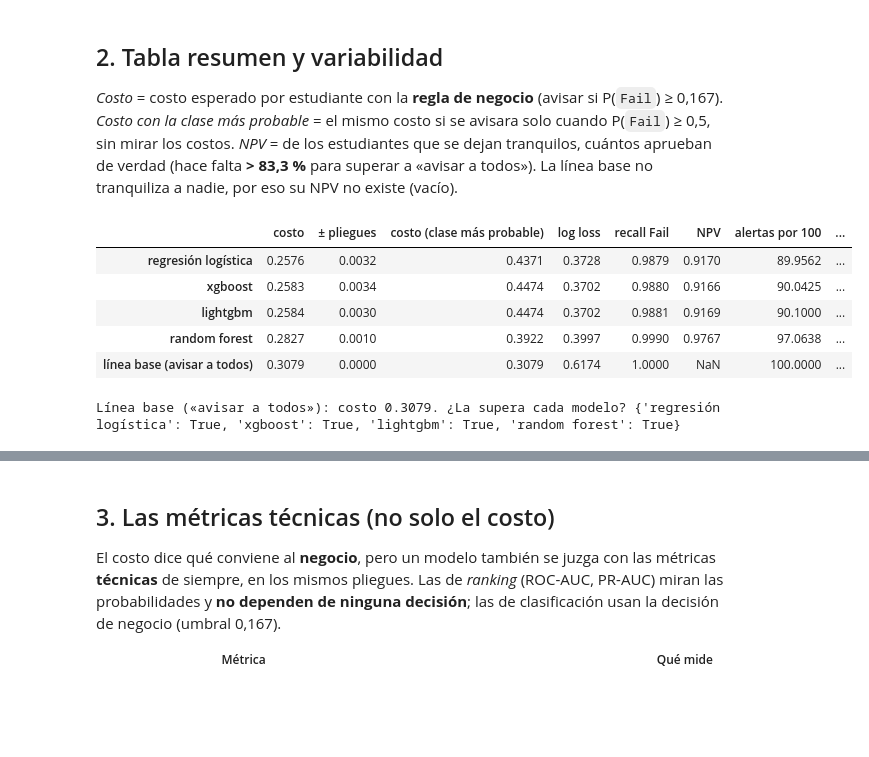
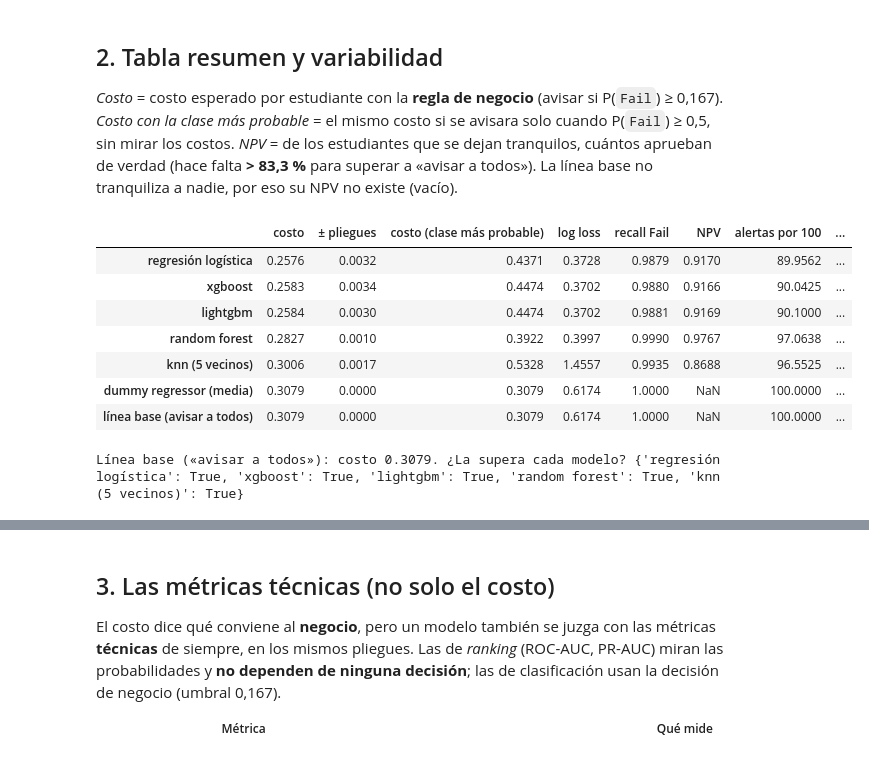
Before and after one commit to 123omarrendon/esp_lab_analisis_avanzado, a Jupyter notebook: notebooks/05b_torneo_aprueba_o_no.ipynb, the cells around one changed output, grey strips where cells are left out. Saved outputs shown, nothing was run; the diff lists cells and outputs as text; code cells hidden in the pictures; blank space fills up the shorter version.

```diff
--- a/notebooks/05b_torneo_aprueba_o_no.ipynb
+++ b/notebooks/05b_torneo_aprueba_o_no.ipynb
@@ -108,34 +112,37 @@ xgboost                        costo = 0.2583 ± 0.0034   (1.4 s por ajuste)
 # %%
 def media(col):
     return {n: f[col].mean() for n, f in resultados.items()}
 
 
 BASELINE = next(iter(resultados))
+REFERENCIAS = list(resultados)[:2]          # línea base y DummyRegressor: puntos de referencia, no compiten
 resumen = pd.DataFrame({
     "costo": media("cost"),
     "± pliegues": {n: f["cost"].std() for n, f in resultados.items()},
     "costo (clase más probable)": media("cost_argmax"),
     "log loss": media("log_loss"),
     "recall Fail": media("recall_fail"),
     "NPV": media("npv"),
     "alertas por 100": media("alerts_per_100"),
     "segundos por ajuste": media("fit_seconds"),
 }).sort_values("costo")
 (ROOT / "reports").mkdir(exist_ok=True)
 resumen.round(5).to_csv(ROOT / "reports" / "05_torneo_tabla.csv")
 display(resumen.round(4))
 
 NPV_MIN = FALSE_NEGATIVE_COST / (FALSE_NEGATIVE_COST + FALSE_POSITIVE_COST)
-supera = {n: bool(resumen.loc[n, "costo"] < resumen.loc[BASELINE, "costo"]) for n in resumen.index if n != BASELINE}
+supera = {n: bool(resumen.loc[n, "costo"] < resumen.loc[BASELINE, "costo"]) for n in resumen.index if n not in REFERENCIAS}
 print(f"Línea base («avisar a todos»): costo {resumen.loc[BASELINE, 'costo']:.4f}. ¿La supera cada modelo? {supera}")
 # %% [output]
 |  | costo | ± pliegues | costo (clase más probable) | log loss | recall Fail | NPV | alertas por 100 | ... |
 | regresión logística | 0.2576 | 0.0032 | 0.4371 | 0.3728 | 0.9879 | 0.9170 | 89.9562 | ... |
 | xgboost | 0.2583 | 0.0034 | 0.4474 | 0.3702 | 0.9880 | 0.9166 | 90.0425 | ... |
 | lightgbm | 0.2584 | 0.0030 | 0.4474 | 0.3702 | 0.9881 | 0.9169 | 90.1000 | ... |
 | random forest | 0.2827 | 0.0010 | 0.3922 | 0.3997 | 0.9990 | 0.9767 | 97.0638 | ... |
+| knn (5 vecinos) | 0.3006 | 0.0017 | 0.5328 | 1.4557 | 0.9935 | 0.8688 | 96.5525 | ... |
+| dummy regressor (media) | 0.3079 | 0.0000 | 0.3079 | 0.6174 | 1.0000 | NaN | 100.0000 | ... |
 | línea base (avisar a todos) | 0.3079 | 0.0000 | 0.3079 | 0.6174 | 1.0000 | NaN | 100.0000 | ... |
-Línea base («avisar a todos»): costo 0.3079. ¿La supera cada modelo? {'regresión logística': True, 'xgboost': True, 'lightgbm': True, 'random forest': True}
+Línea base («avisar a todos»): costo 0.3079. ¿La supera cada modelo? {'regresión logística': True, 'xgboost': True, 'lightgbm': True, 'random forest': True, 'knn (5 vecinos)': True}
 # %%
 orden = resumen.index.tolist()
 fig, ax = plt.subplots(figsize=(8.5, 3.6))
```
Also changed, not shown: parts of 16 cells of this notebook, 13 other files.
